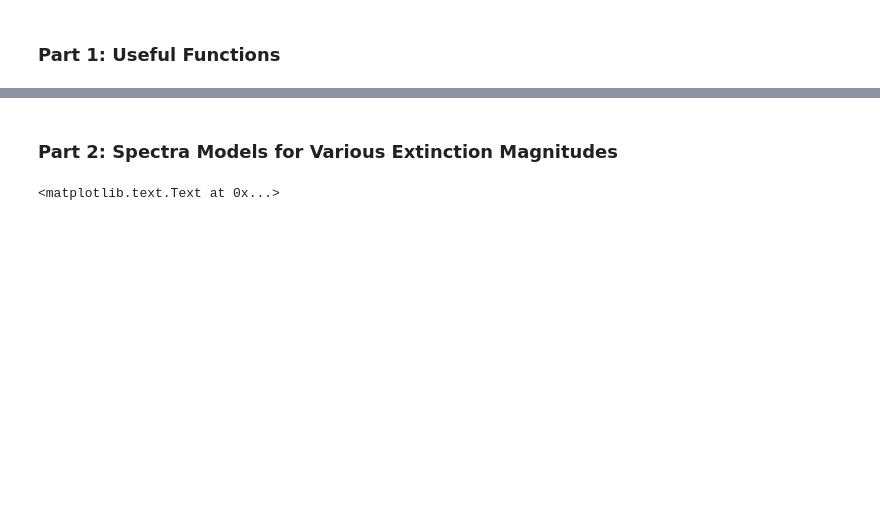
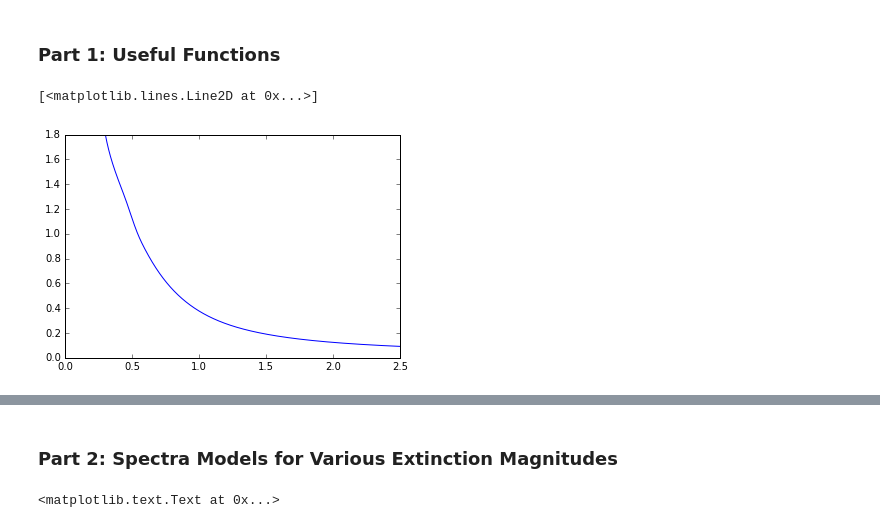
Before and after one commit to ojalae/initial-photometry, a Jupyter notebook: Photometry on Stellar Spectra.ipynb, the cells around one changed output, grey strips where cells are left out. Cells and saved outputs as stored; diff of their text form; code cells hidden in the pictures; blank space fills up the shorter version.

```diff
--- a/Photometry on Stellar Spectra.ipynb
+++ b/Photometry on Stellar Spectra.ipynb
@@ -188,3 +201,9 @@ import pandas as pd
 from astropy.io import fits
 
 %matplotlib inline
+# %%
+plt.plot(X,getFMext(X,3.1))
+#It appears that as wavelength increases, A_l/A_V decreases
+# %% [output]
+[<matplotlib.lines.Line2D at 0x...>]
+[figure, added]
```
Also changed, not shown: parts of 4 cells of this notebook.
